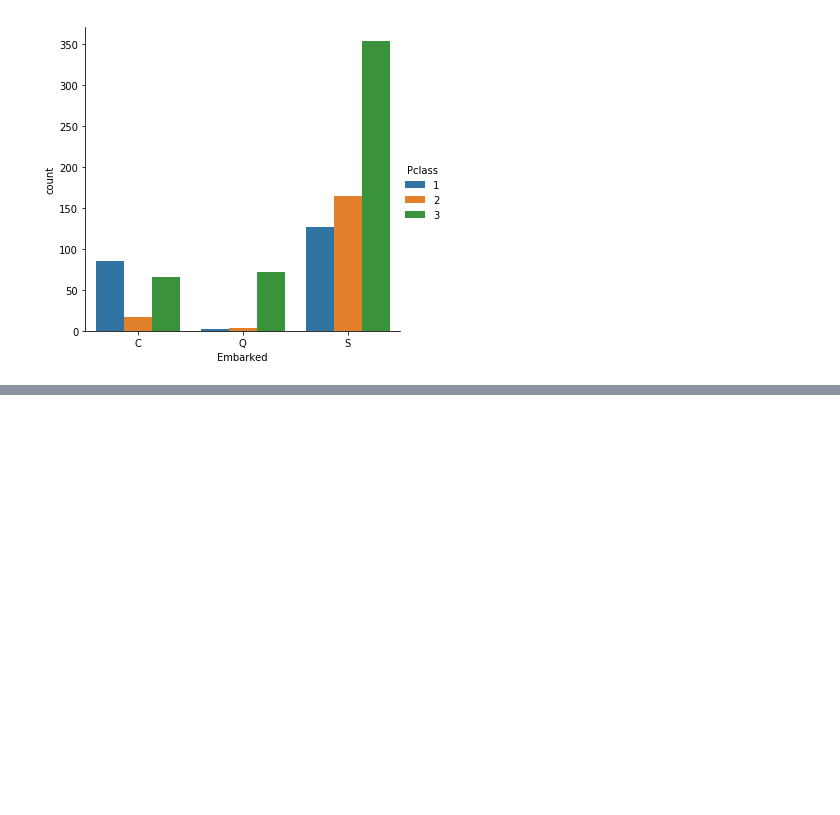
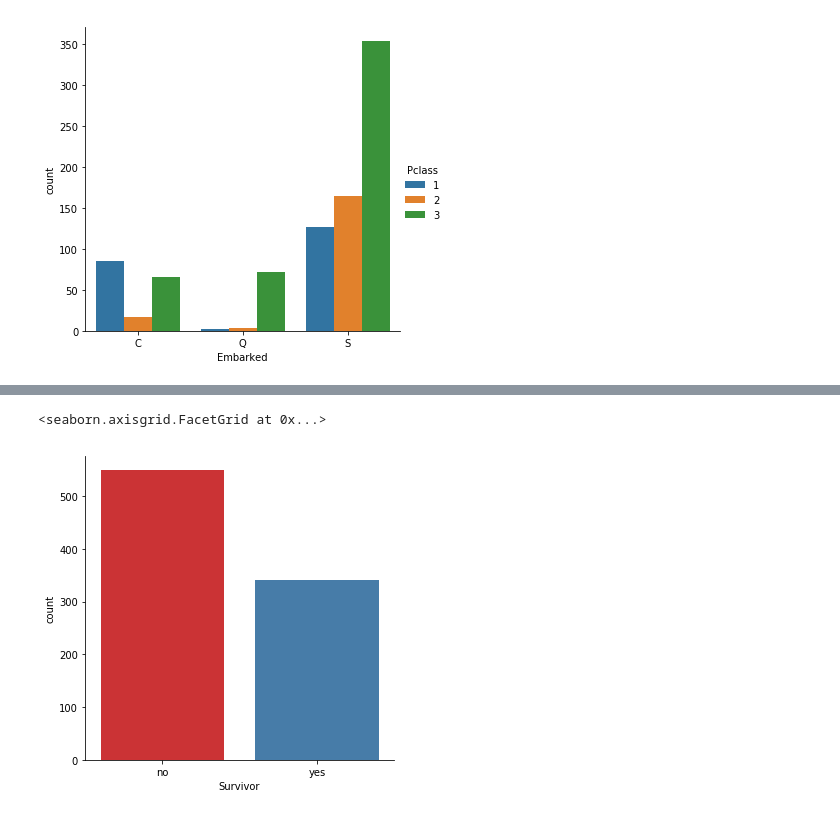
Before and after one commit to bethanylindberg/Kaggle, a Jupyter notebook: Titanic.ipynb, the cells around one changed output, grey strips where cells are left out. Saved outputs shown, nothing was run; the diff lists cells and outputs as text; code cells hidden in the pictures; blank space fills up the shorter version.

```diff
--- a/Titanic.ipynb
+++ b/Titanic.ipynb
@@ -152,0 +219,5 @@ sns.catplot('Embarked',kind="count",data=titanic_df,hue='Pclass',order=['C','Q',
+# %%
+sns.catplot('Survivor',kind="count",data=titanic_df,palette='Set1')
+# %% [output]
+<seaborn.axisgrid.FacetGrid at 0x...>
+[figure, added]
```
Also changed, not shown: parts of 13 cells of this notebook, 3 other files.
